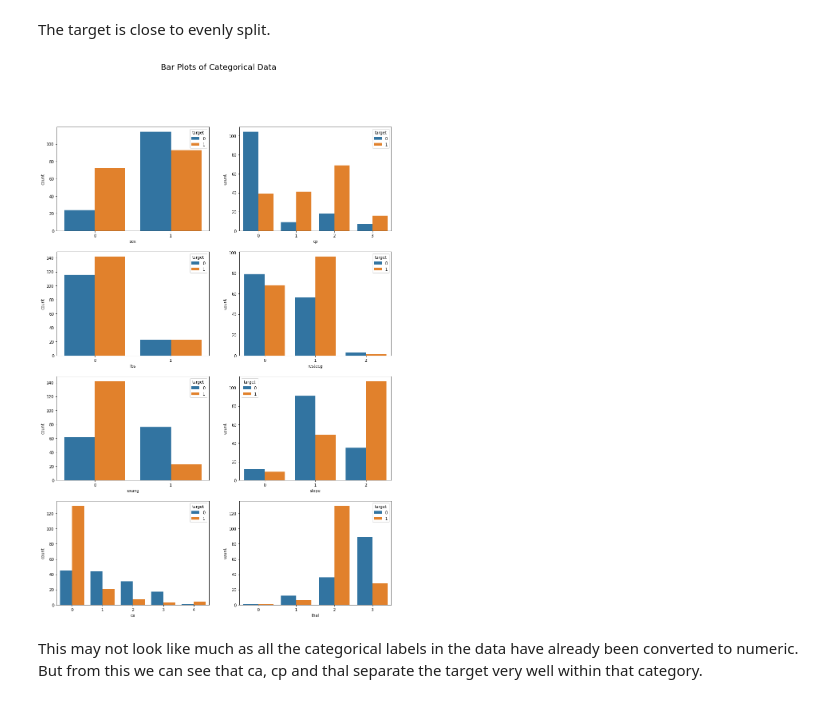
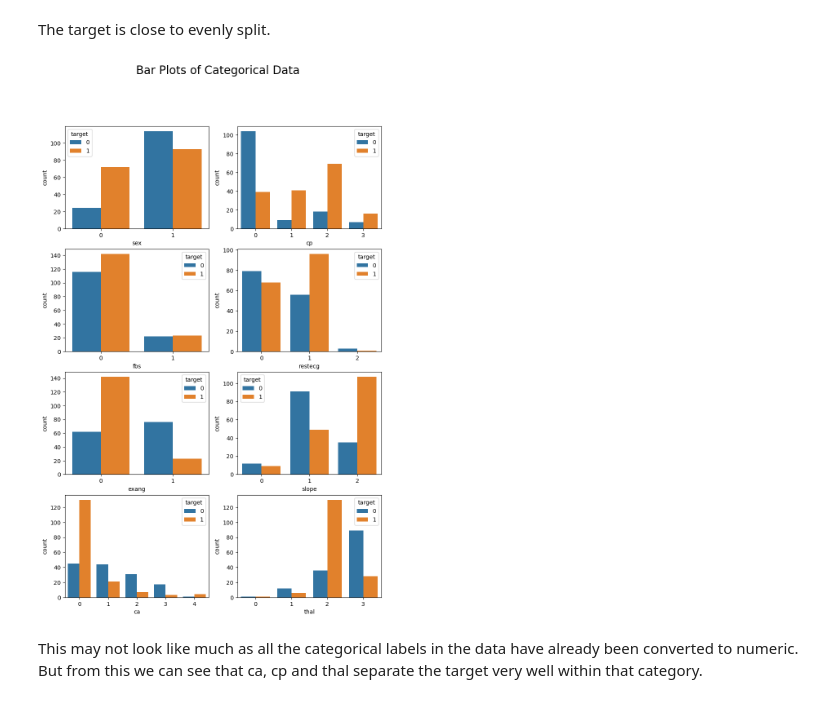
Before and after one commit to Alkoopman85/Adaboost-Comparison, a Jupyter notebook: heart-disease-adaboost-w-different-base-estimators.ipynb, the cells around one changed output. Saved outputs shown, nothing was run; the diff lists cells and outputs as text; code cells hidden in the pictures.

```diff
--- a/heart-disease-adaboost-w-different-base-estimators.ipynb
+++ b/heart-disease-adaboost-w-different-base-estimators.ipynb
@@ -73,22 +83,22 @@ The target is close to evenly split.
 # %%
 cat_cols = ['sex', 'cp', 'fbs', 'restecg', 'exang', 'slope', 'ca', 'thal']
 num_cols = ['age', 'trestbps', 'chol', 'thalach', 'oldpeak']
 
-fig, ax = plt.subplots(4, 2, figsize=(15, 22))
+fig, ax = plt.subplots(4, 2, figsize=(10, 15))
 fig.suptitle('Bar Plots of Categorical Data', fontsize=20)
 
 def plot_cats(df, cols, target, ax):
     pos = 0
     for i in range(ax.shape[0]):
         for j in range(ax.shape[1]):
             sns.countplot(x=cols[pos], hue=target, data=df, ax=ax[i, j])
             pos += 1
 
     plt.show()
 
 plot_cats(data, cat_cols, 'target', ax)
 # %% [output]
-[figure, old version]
+[figure, new version]
 # %% [markdown]
 This may not look like much as all the categorical labels in the data have already been converted to numeric. But from this we can see that ca, cp and thal separate the target very well within that category.
 # %%
```
Also changed, not shown: parts of 34 cells of this notebook.
